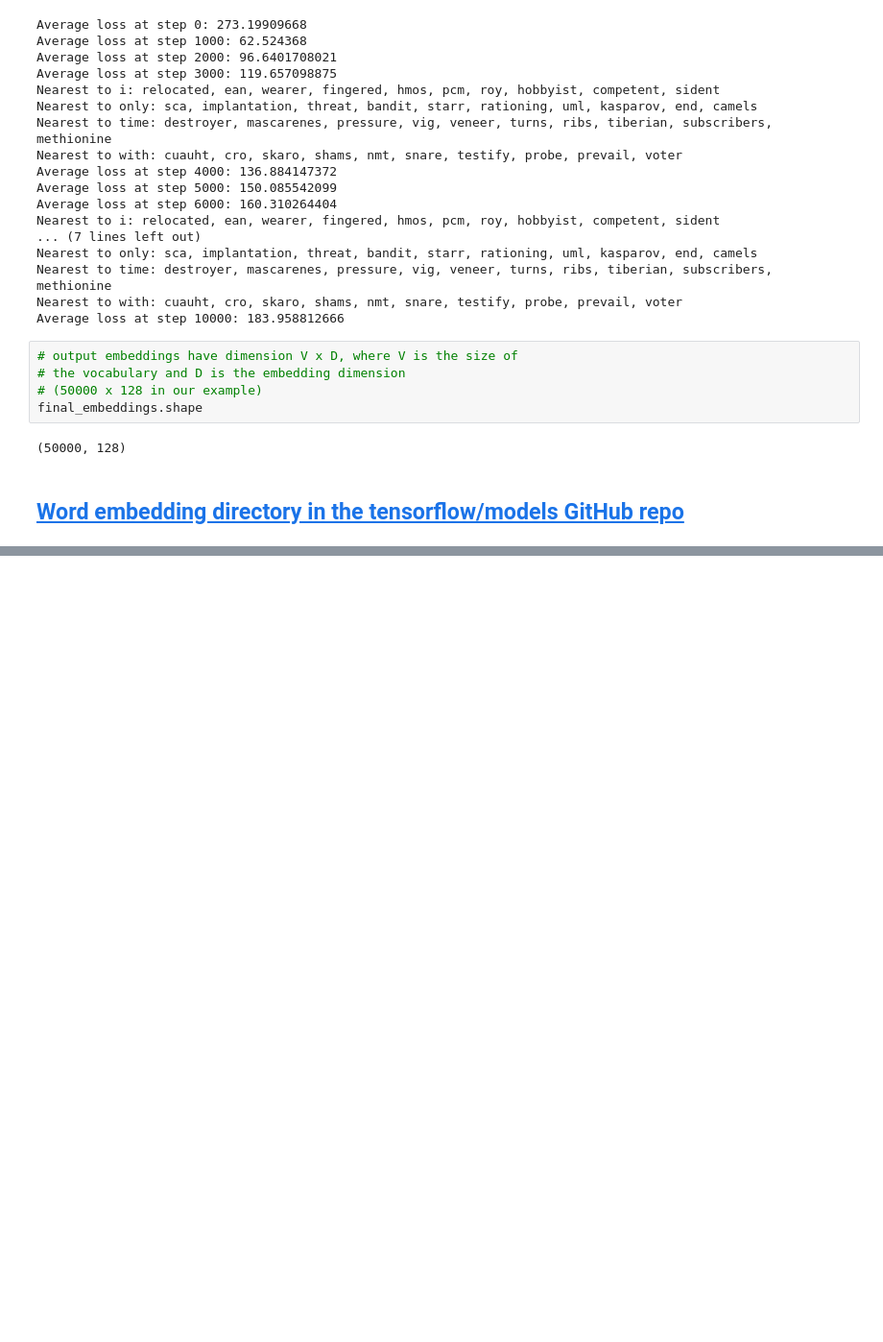
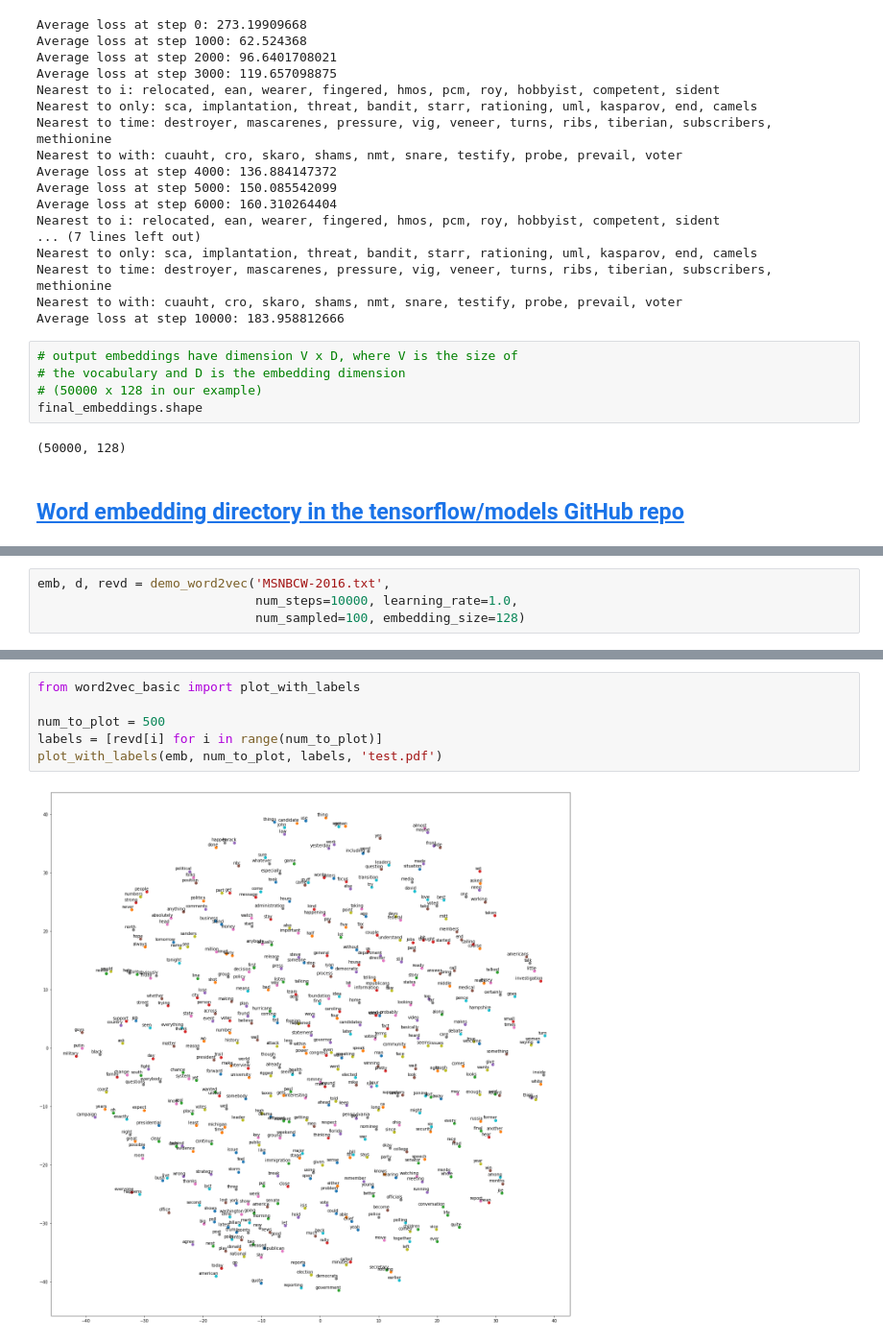
Before and after one commit to mt-digital/metacorps-nn, a Jupyter notebook: word2vecDemo.ipynb, the cells around one changed output, grey strips where cells are left out. Shown at 96% size. Saved outputs shown, nothing was run; the diff lists cells and outputs as text; blank space fills up the shorter version.

```diff
--- a/word2vecDemo.ipynb
+++ b/word2vecDemo.ipynb
@@ -284,0 +331,4 @@ final_embeddings.shape
+# %%
+emb, d, revd = demo_word2vec('MSNBCW-2016.txt',
+                             num_steps=10000, learning_rate=1.0,
+                             num_sampled=100, embedding_size=128)
@@ -284,0 +354,8 @@ final_embeddings.shape
+# %%
+from word2vec_basic import plot_with_labels
+
+num_to_plot = 500
+labels = [revd[i] for i in range(num_to_plot)]
+plot_with_labels(emb, num_to_plot, labels, 'test.pdf')
+# %% [output]
+[figure, added]
```
Also changed, not shown: parts of 5 cells of this notebook, 4 other files.
